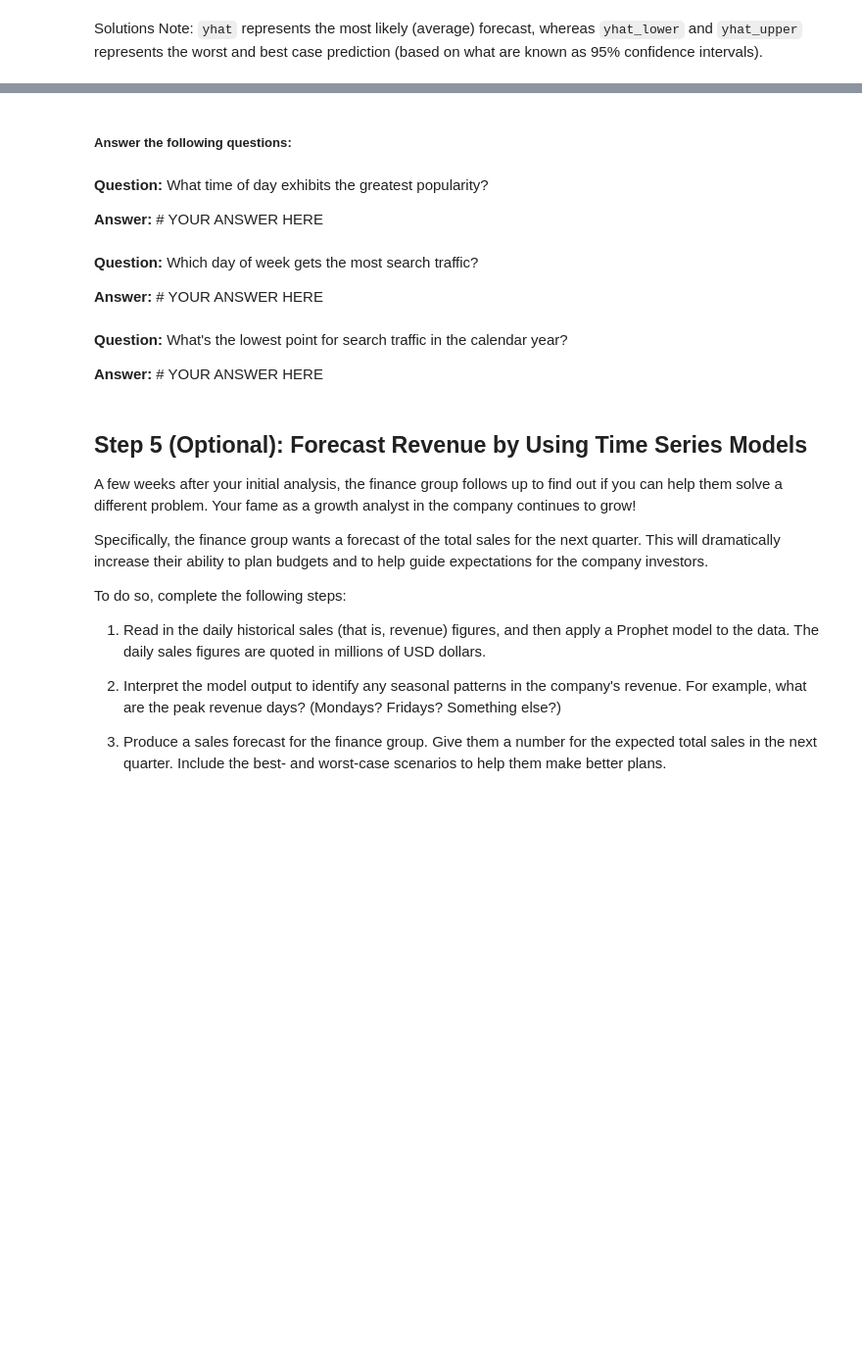
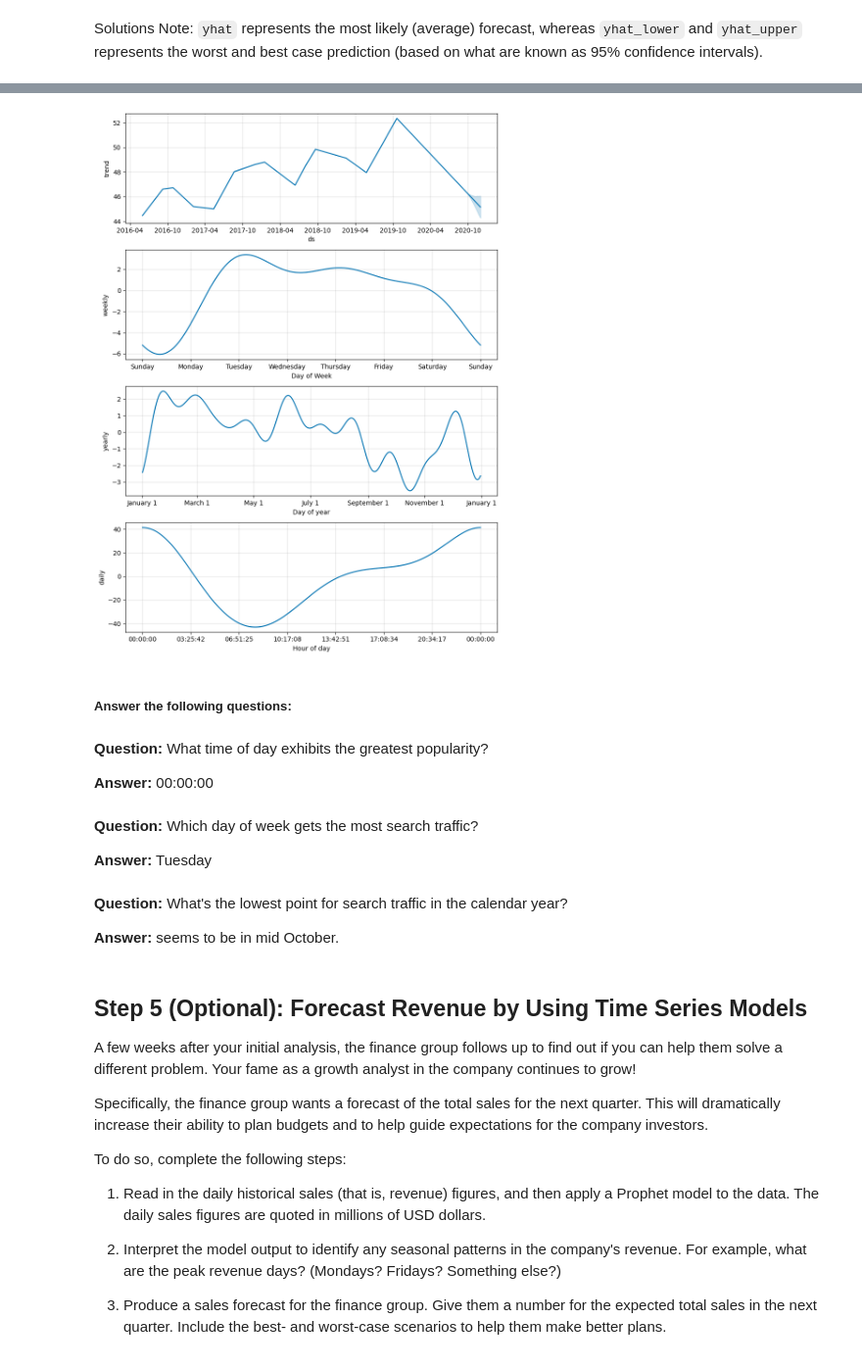
Before and after one commit to TDanner7/time_series_analysis, a Jupyter notebook: Starter_Code/forecasting_net_prophet.ipynb, the cells around one changed output, grey strips where cells are left out. Shown at 98% size. Cells and saved outputs as stored; diff of their text form; code cells hidden in the pictures; blank space fills up the shorter version.

```diff
--- a/Starter_Code/forecasting_net_prophet.ipynb
+++ b/Starter_Code/forecasting_net_prophet.ipynb
@@ -576,7 +615,7 @@ forecast_mercado_trends = # YOUR CODE HERE
 * What's the lowest point for search traffic in the calendar year?
 # %%
 # Set the index in the forecast_mercado_trends DataFrame to the ds datetime column
-forecast_mercado_trends = # YOUR CODE HERE
+forecast_mercado_trends = forecast_mercado_trends.set_index(['ds'])
 
-# View the only the yhat,yhat_lower and yhat_upper columns from the DataFrame
-# YOUR CODE HERE
+# View only the yhat,yhat_lower and yhat_upper columns from the DataFrame
+forecast_mercado_trends[['yhat', 'yhat_lower', 'yhat_upper']]
@@ -592,24 +651,27 @@ hv.extension('bokeh')
 # %%
 # Reset the index in the forecast_mercado_trends DataFrame
-forecast_mercado_trends = # YOUR CODE HERE
+#done above but done here again incase of grading wanting it here / easier to look at for the below questions
+forecast_mercado_trends = forecast_mercado_trends.reset_index()
 
 # Use the plot_components function to visualize the forecast results
-# for the forecast_canada DataFrame
-figures_mercado_trends = # YOUR CODE HERE
+#done above but done here again incase of grading wanting it here / easier to look at for the below questions
+figures_mercado_trends = model_mercado_trends.plot_components(forecast_mercado_trends)
+# %% [output]
+[figure, added]
 # %% [markdown]
 ##### Answer the following questions:
 # %% [markdown]
 **Question:** What time of day exhibits the greatest popularity?
 
-**Answer:** # YOUR ANSWER HERE
+**Answer:** 00:00:00
 # %% [markdown]
 **Question:** Which day of week gets the most search traffic?
 
-**Answer:** # YOUR ANSWER HERE
+**Answer:** Tuesday
 # %% [markdown]
 **Question:** What's the lowest point for search traffic in the calendar year?
 
-**Answer:** # YOUR ANSWER HERE
+**Answer:** seems to be in mid October.
 # %% [markdown]
 ## Step 5 (Optional): Forecast Revenue by Using Time Series Models
 
```
Also changed, not shown: parts of 13 cells of this notebook.
